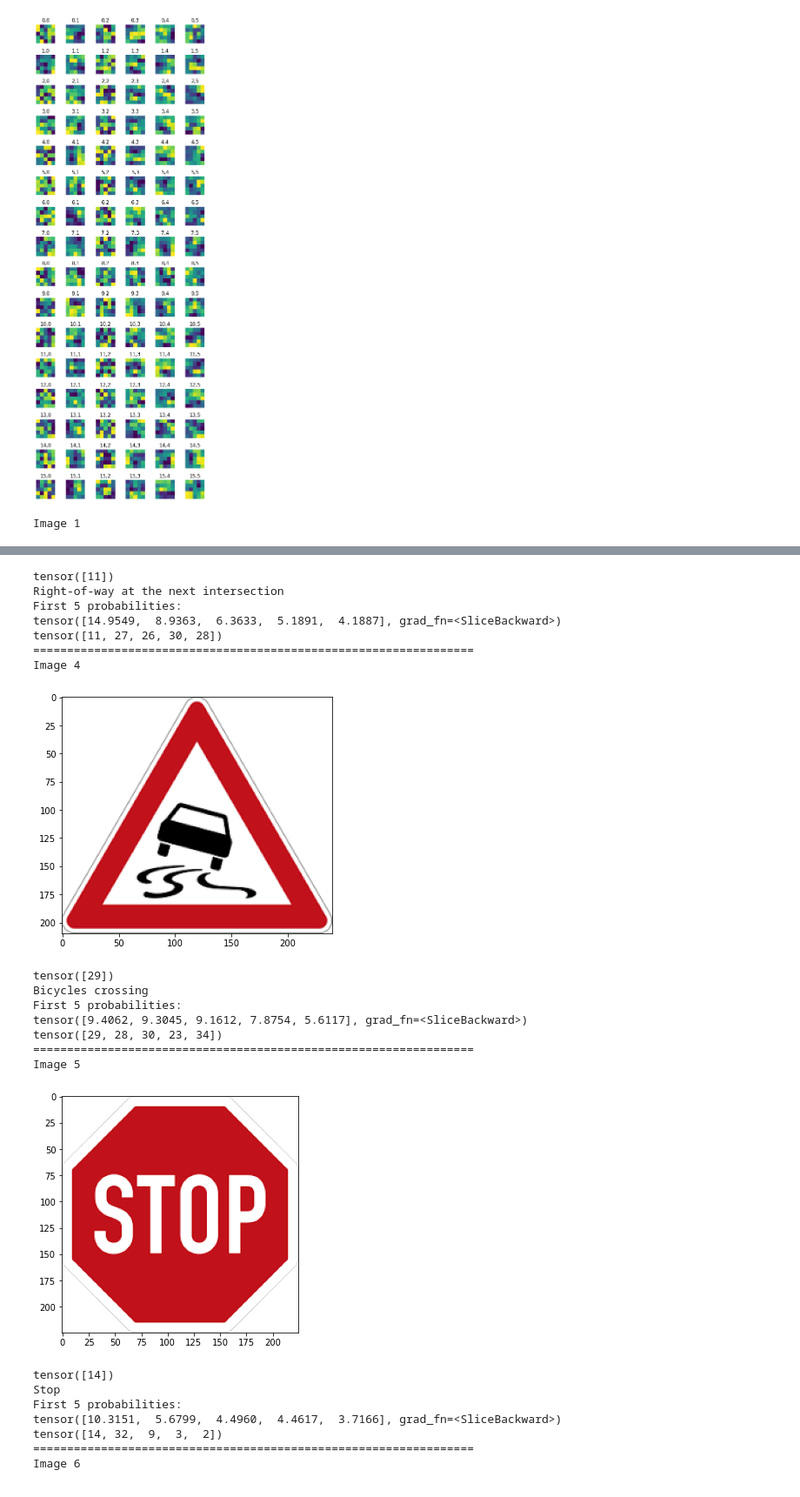
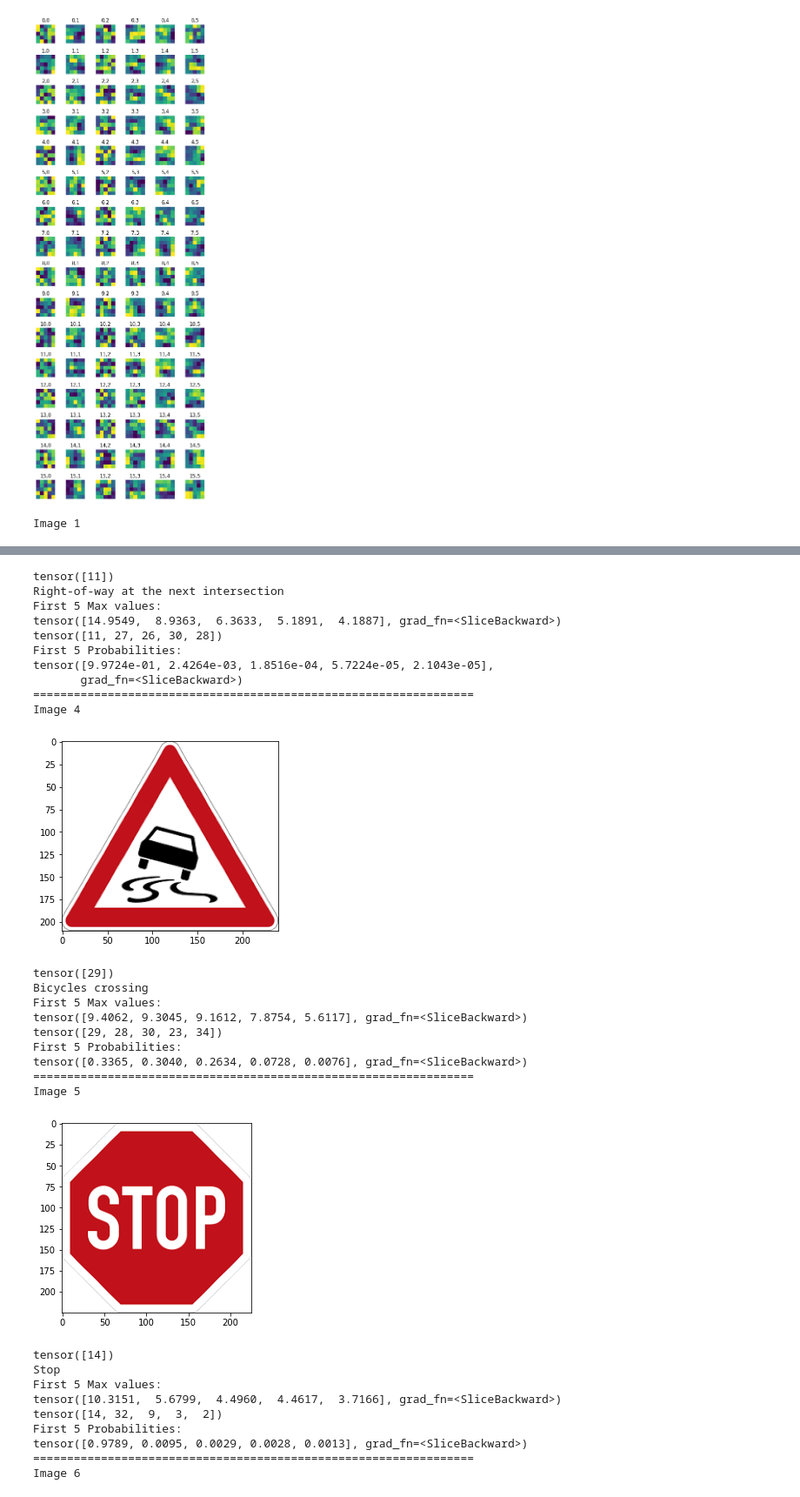
Before and after one commit to RamAIbot/Self_Driving_car_Traffic_Sign_classifier, a Jupyter notebook: Final_project.ipynb, the cells around one changed output, grey strips where cells are left out. Shown: that part at 87% size. Saved outputs shown, nothing was run; the diff lists cells and outputs as text; code cells hidden in the pictures.

```diff
--- a/Final_project.ipynb
+++ b/Final_project.ipynb
@@ -66,0 +67,8 @@ plt.show()
+# %%
+n_classes1,counts1 = np.unique(y_eval,return_counts=True)
+plt.rcParams['figure.figsize']=[15,5]
+plt.bar(n_classes1,counts1,tick_label=n_classes1,width=0.8,align='center')
+plt.xlabel('nclasses')
+plt.ylabel('counts')
+plt.title('Eval Set Distribution')
+plt.show()
@@ -480,22 +488,41 @@ def Image_predict(img_name):
   im = torch.Tensor(im)
   im = im.to(device)
   out = net(im)
+
   prob=out.sort(axis=1,descending=True)
+  #print(prob)
+  e_x = nn.Softmax(dim=1)
+  ou = e_x(prob.values)
+
   #print(out)
-  #print(prob)
+  #print(ou)
   _,pred = torch.max(out.data,1)
   print(pred)
   print(final[pred.item()])
-  print('First 5 probabilities:')
+  print('First 5 Max values:')
   print(prob.values[0][0:5])
   print(prob.indices[0][0:5])
+  print('First 5 Probabilities:')
+  print(ou[0][0:5])
+  return pred.item()
 # %%
 #Image_predict(path_img[0])
 count=0
+accuracy=[]
+True_labels=[36,26,12,23,14,28]
+True_labels = torch.Tensor(True_labels)
 for img_p in path_img:
   count+=1
   print('Image %d'%count)
-  Image_predict(img_p)
+  prediction=Image_predict(img_p)
+  accuracy.append(prediction)
   print('=================================================================')
+
+corr=0;
+print(accuracy)
+corr+=sum([1 for i,j in zip(accuracy,True_labels) if i==j])
+tot=6
+acc = (corr/tot)*100
+print('Accuracy: {%.2f}'%(acc))
 # %% [output]
 Image 1
@@ -519,23 +551,30 @@ Image 3
 tensor([11])
 Right-of-way at the next intersection
-First 5 probabilities:
+First 5 Max values:
 tensor([14.9549,  8.9363,  6.3633,  5.1891,  4.1887], grad_fn=<SliceBackward>)
 tensor([11, 27, 26, 30, 28])
+First 5 Probabilities:
+tensor([9.9724e-01, 2.4264e-03, 1.8516e-04, 5.7224e-05, 2.1043e-05],
+       grad_fn=<SliceBackward>)
 =================================================================
 Image 4
-[figure, old version]
+[figure, new version]
 tensor([29])
 Bicycles crossing
-First 5 probabilities:
+First 5 Max values:
 tensor([9.4062, 9.3045, 9.1612, 7.8754, 5.6117], grad_fn=<SliceBackward>)
 tensor([29, 28, 30, 23, 34])
+First 5 Probabilities:
+tensor([0.3365, 0.3040, 0.2634, 0.0728, 0.0076], grad_fn=<SliceBackward>)
 =================================================================
 Image 5
-[figure, old version]
+[figure, new version]
 tensor([14])
 Stop
-First 5 probabilities:
+First 5 Max values:
 tensor([10.3151,  5.6799,  4.4960,  4.4617,  3.7166], grad_fn=<SliceBackward>)
 tensor([14, 32,  9,  3,  2])
+First 5 Probabilities:
+tensor([0.9789, 0.0095, 0.0029, 0.0028, 0.0013], grad_fn=<SliceBackward>)
 =================================================================
 Image 6
```
Also changed, not shown: parts of 7 cells of this notebook, 4 other files.
